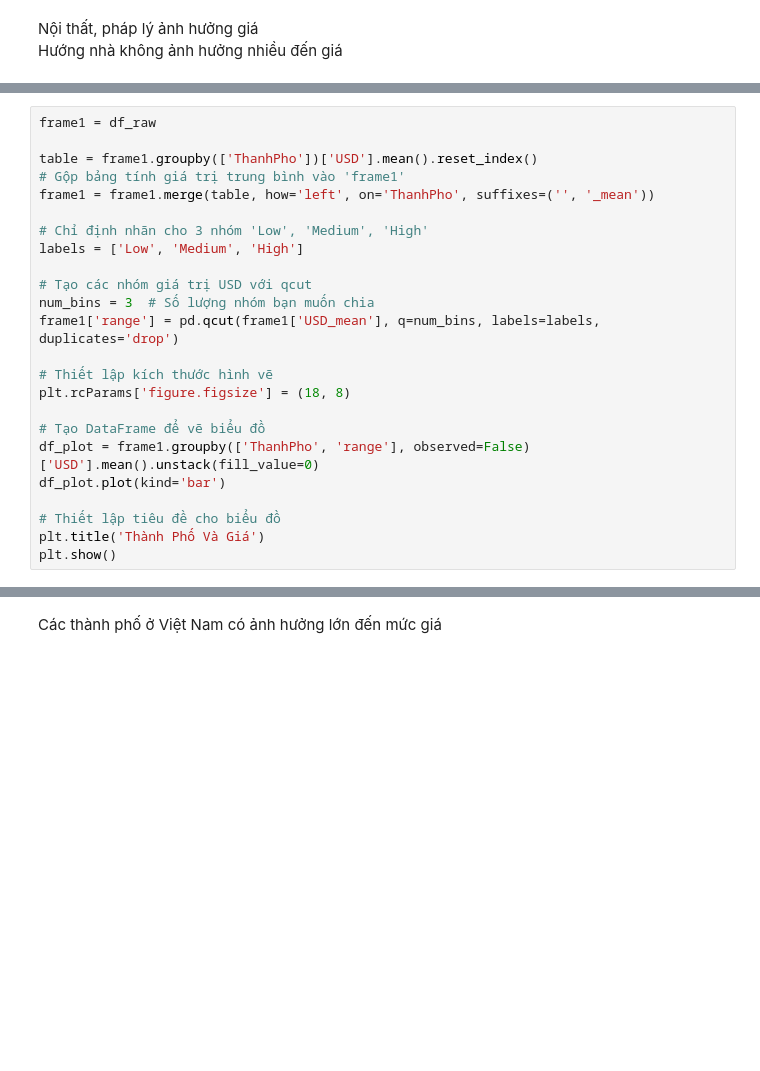
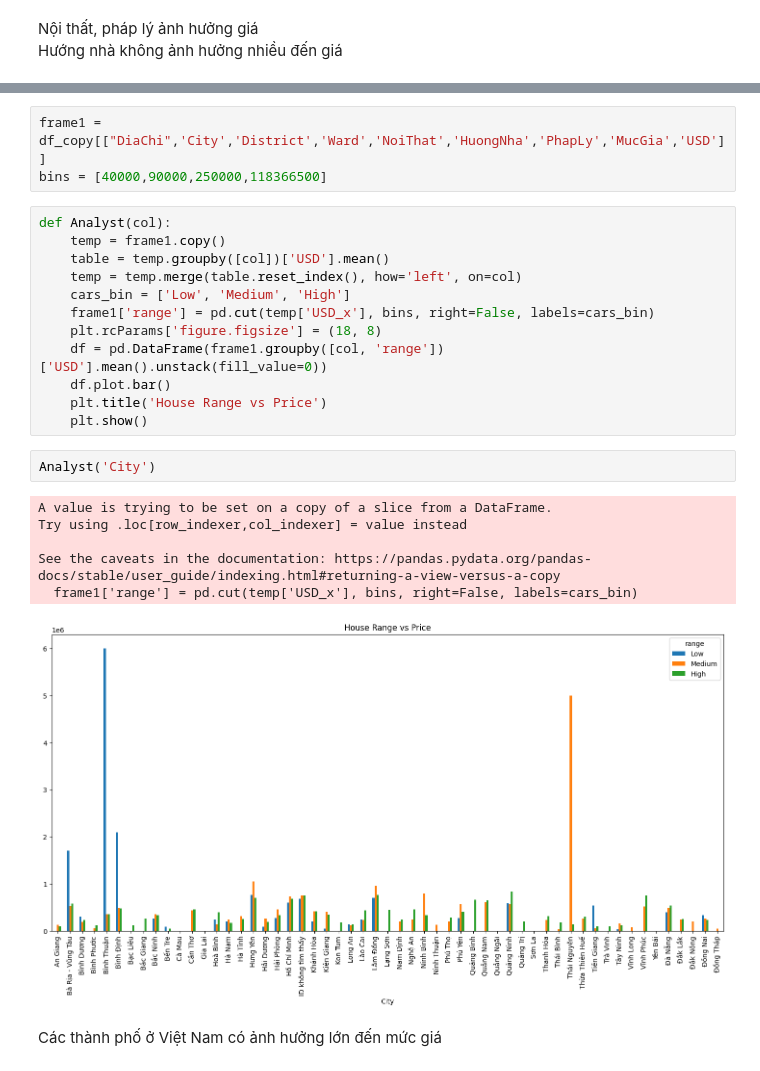
Before and after one commit to ngodongnguyen/SIC_BigData_Real-Estate-Price-Prediction, a Jupyter notebook: notebooks/Predit_House.ipynb, the cells around one changed output, grey strips where cells are left out. Drawn from its saved outputs; the diff is of its cells as text; blank space fills up the shorter version.

Commit message:
fix Predit House

```diff
--- a/notebooks/Predit_House.ipynb
+++ b/notebooks/Predit_House.ipynb
@@ -312,24 +260,0 @@ Name: count, dtype: int64
-# %%
-frame1 = df_raw
-
-table = frame1.groupby(['ThanhPho'])['USD'].mean().reset_index()
-# Gộp bảng tính giá trị trung bình vào 'frame1'
-frame1 = frame1.merge(table, how='left', on='ThanhPho', suffixes=('', '_mean'))
-
-# Chỉ định nhãn cho 3 nhóm 'Low', 'Medium', 'High'
-labels = ['Low', 'Medium', 'High']
-
-# Tạo các nhóm giá trị USD với qcut
-num_bins = 3  # Số lượng nhóm bạn muốn chia
-frame1['range'] = pd.qcut(frame1['USD_mean'], q=num_bins, labels=labels, duplicates='drop')
-
-# Thiết lập kích thước hình vẽ
-plt.rcParams['figure.figsize'] = (18, 8)
-
-# Tạo DataFrame để vẽ biểu đồ
-df_plot = frame1.groupby(['ThanhPho', 'range'], observed=False)['USD'].mean().unstack(fill_value=0)
-df_plot.plot(kind='bar')
-
-# Thiết lập tiêu đề cho biểu đồ
-plt.title('Thành Phố Và Giá')
-plt.show()
@@ -338,3 +323,27 @@ plt.show()
+# %%
+frame1 = df_copy[["DiaChi",'City','District','Ward','NoiThat','HuongNha','PhapLy','MucGia','USD']]
+bins = [40000,90000,250000,118366500]
+# %%
+def Analyst(col):
+    temp = frame1.copy()
+    table = temp.groupby([col])['USD'].mean()
+    temp = temp.merge(table.reset_index(), how='left', on=col)
+    cars_bin = ['Low', 'Medium', 'High']
+    frame1['range'] = pd.cut(temp['USD_x'], bins, right=False, labels=cars_bin)
+    plt.rcParams['figure.figsize'] = (18, 8)
+    df = pd.DataFrame(frame1.groupby([col, 'range'])['USD'].mean().unstack(fill_value=0))
+    df.plot.bar()
+    plt.title('House Range vs Price')
+    plt.show()
+# %%
+Analyst('City')
+# %% [output]
+A value is trying to be set on a copy of a slice from a DataFrame.
+Try using .loc[row_indexer,col_indexer] = value instead
+
+See the caveats in the documentation: https://pandas.pydata.org/pandas-docs/stable/user_guide/indexing.html#returning-a-view-versus-a-copy
+  frame1['range'] = pd.cut(temp['USD_x'], bins, right=False, labels=cars_bin)
+[figure, added]
 # %% [markdown]
 Các thành phố ở Việt Nam có ảnh hưởng lớn đến mức giá
 # %%
```
Also changed, not shown: parts of 17 cells of this notebook.
